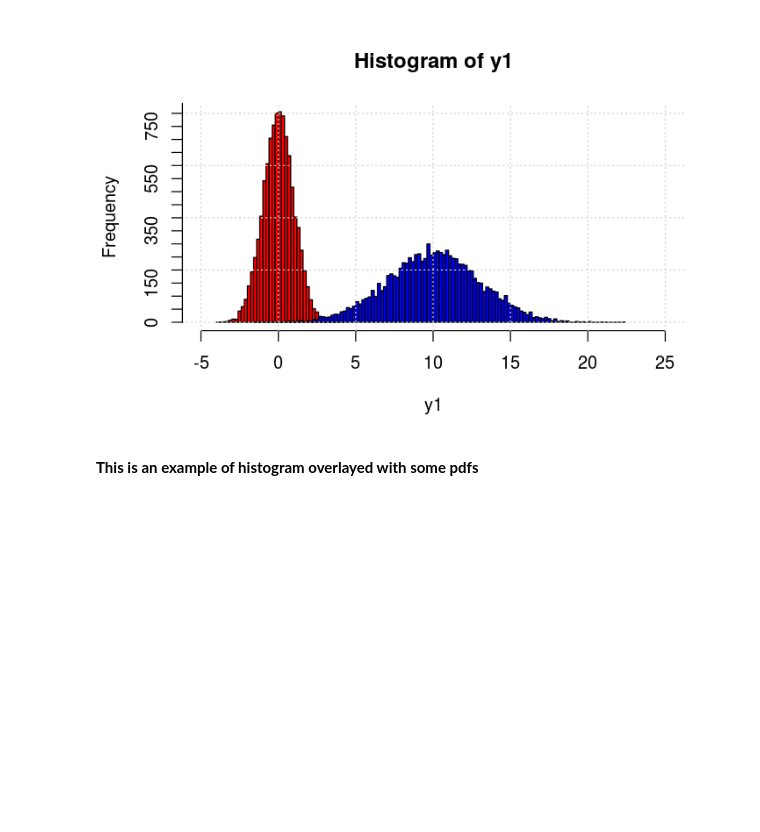
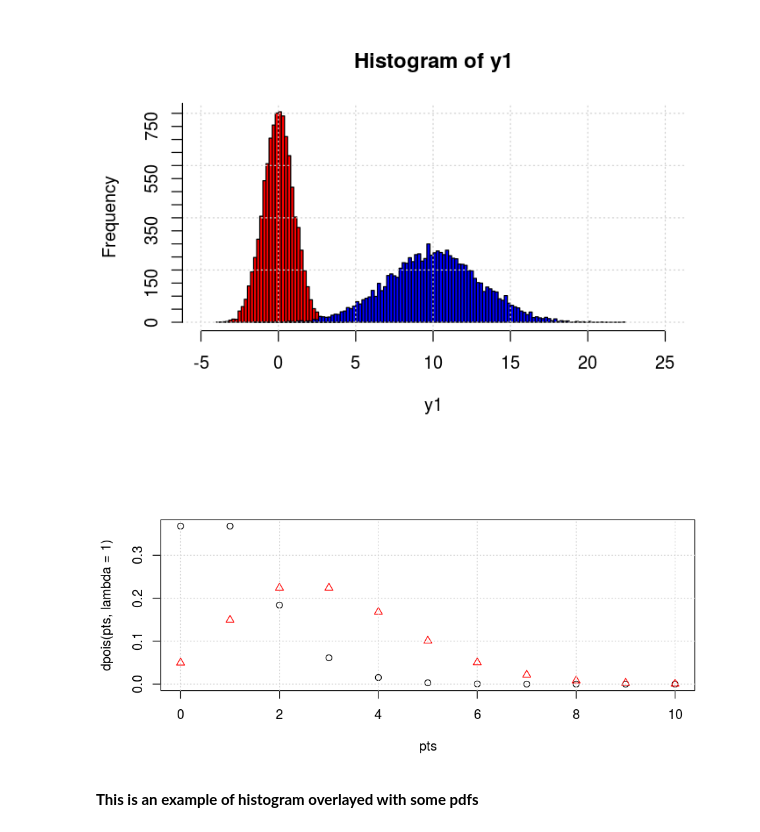
Before and after one commit to ebusato/jupyter_R, a Jupyter notebook: Basics.ipynb, the cells around one changed output. Saved outputs shown, nothing was run; the diff lists cells and outputs as text; code cells hidden in the pictures; blank space fills up the shorter version.

```diff
--- a/Basics.ipynb
+++ b/Basics.ipynb
@@ -13,6 +13,15 @@ grid()
 axis(2, at=seq(0, 2000, by=50))
 # %% [output]
 [figure]
+# %%
+# Poisson example
+
+pts = seq(0, 10, by=1)
+plot(pts, dpois(pts, lambda=1))
+points(pts, dpois(pts, lambda=3), pch=2, col="red")
+grid()
+# %% [output]
+[figure, added]
 # %% [markdown]
 __This is an example of histogram overlayed with some pdfs__
 # %%
```
